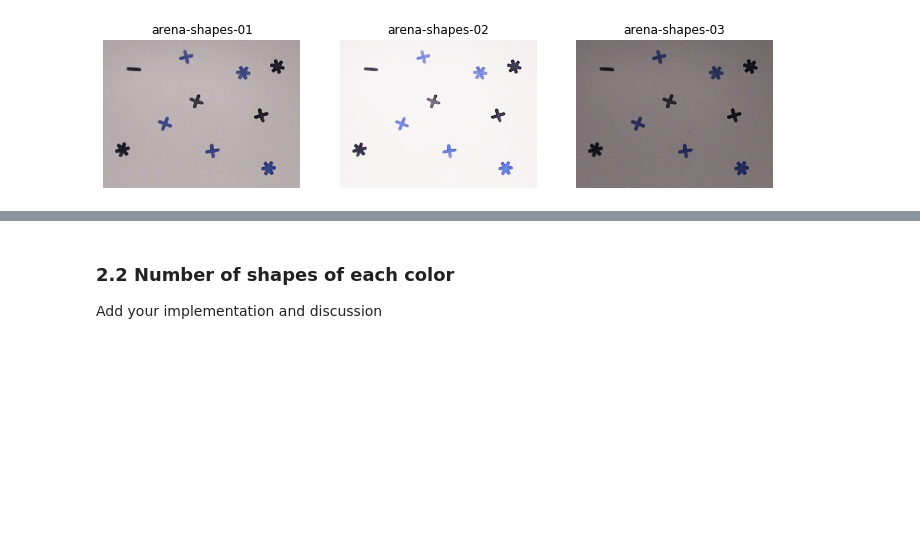
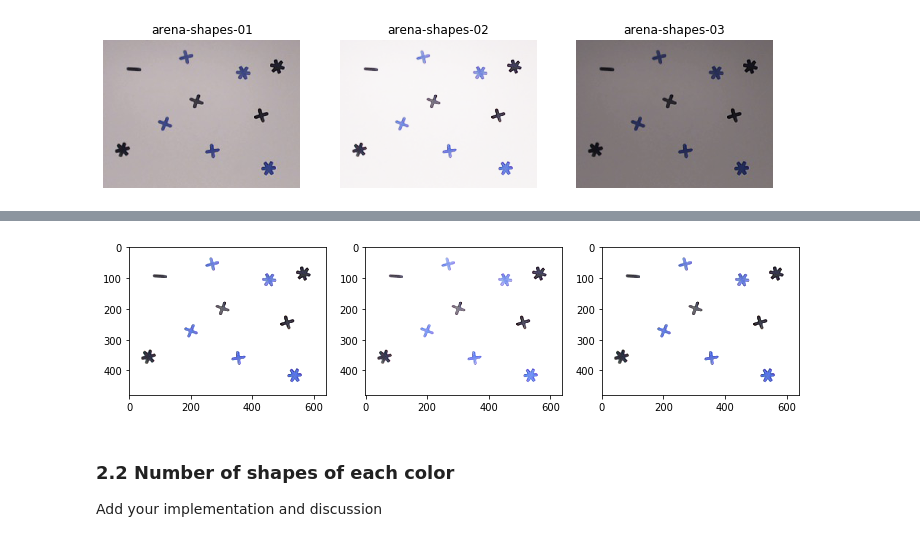
Before and after one commit to Jiang15/Image_analysis_and_pattern-recognition, a Jupyter notebook: Lab 1/lab_01_segmentation.ipynb, the cells around one changed output, grey strips where cells are left out. Cells and saved outputs as stored; diff of their text form; code cells hidden in the pictures; blank space fills up the shorter version.

Commit message:
Q2 normalization and white balance

```diff
--- a/Lab 1/lab_01_segmentation.ipynb
+++ b/Lab 1/lab_01_segmentation.ipynb
@@ -704,3 +724,33 @@ NameError: name 'cv' is not defined
+# %%
+# normalize intensity and white balance on foreground objects
+from skimage.color import rgb2hsv, hsv2rgb
+import cv2 as cv
+import numpy as np
+def norm_intensity(img,mask):
+    imghsv = rgb2hsv(img)
+
+    fg = imghsv[:,:,2]*mask
+    imghsv[:,:,2] = (imghsv[:,:,2] - fg.min())/(fg.max()-fg.min())
+
+    out = hsv2rgb(imghsv)
+    out[out > 1] = 1
+    out[out < 0] = 0
+    return out
+
+# white balance
+def wb(channel, perc = 0.05):
+    mi, ma = (np.percentile(channel*(mask), perc), np.percentile(channel*(mask),100.0-perc))
+    channel = np.uint8(np.clip((channel-mi)*255.0/(ma-mi), 0, 255))
+    return channel
+fig, axes = plt.subplots(1, 3, figsize=(12, 12))
+
+
+for ax, im  in zip(axes.ravel(), images):
+    im_norm = norm_intensity(im,mask)
+    imWB  = np.dstack([wb(channel, 0.05) for channel in cv.split(im)] )
+    ax.imshow(imWB)
+# %% [output]
+[figure, added]
 # %% [markdown]
 ### 2.2 Number of shapes of each color
 Add your implementation and discussion
```
Also changed, not shown: parts of 3 cells of this notebook.
